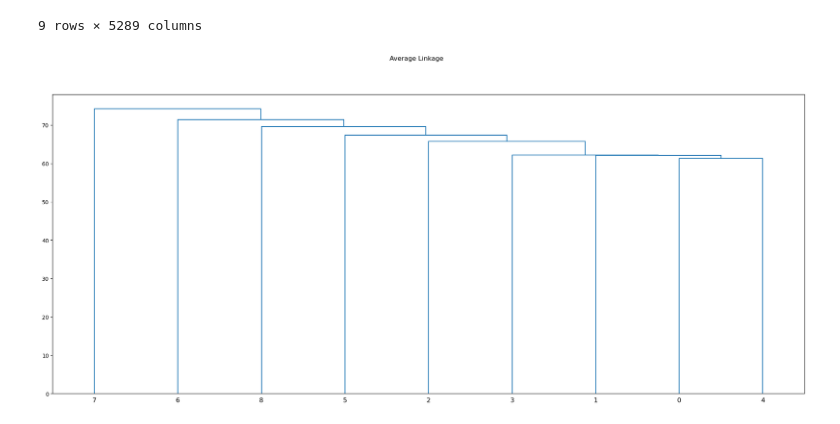
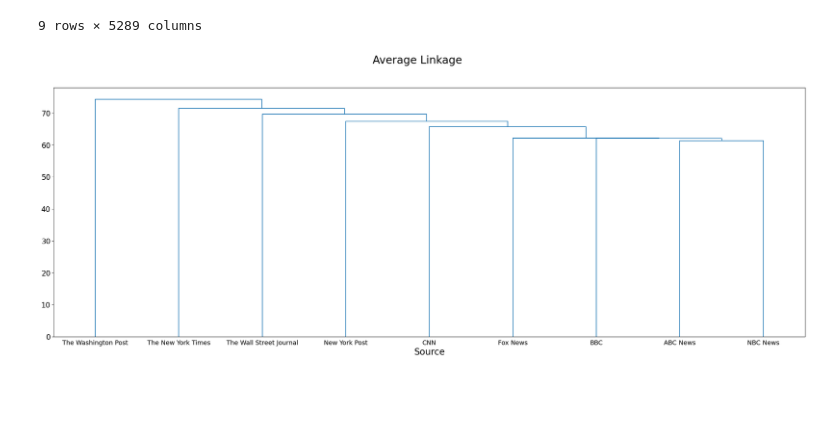
Before and after one commit to kamilapalys/capstone, a Jupyter notebook: src/news.ipynb, the cells around one changed output. Drawn from its saved outputs; the diff is of its cells as text; code cells hidden in the pictures; blank space fills up the shorter version.

Commit message:
Improved dendrogram, created first word clouds.

```diff
--- a/src/news.ipynb
+++ b/src/news.ipynb
@@ -410,11 +408,14 @@ tfidf_source_df
 # %%
 from scipy.cluster.hierarchy import dendrogram, linkage
 import matplotlib.pyplot as plt
 
 Z = linkage(tfidf_source_df, 'average')
-fig = plt.figure(figsize=(25, 10))
-fig.suptitle("Average Linkage")
-dn = dendrogram(Z) # plotting the dendrogram
+fig = plt.figure(figsize=(30, 10))
+fig.suptitle("Average Linkage", fontsize=24)
+plt.xlabel('Source', fontsize=20)
+plt.yticks(fontsize = 16)
+dn = dendrogram(Z, labels=tfidf_source_df.index)
+plt.xticks(fontsize = 14)
 plt.show()
 # %% [output]
-[figure, old version]
+[figure, new version]
```
Also changed, not shown: parts of 6 cells of this notebook, 1 other file.
